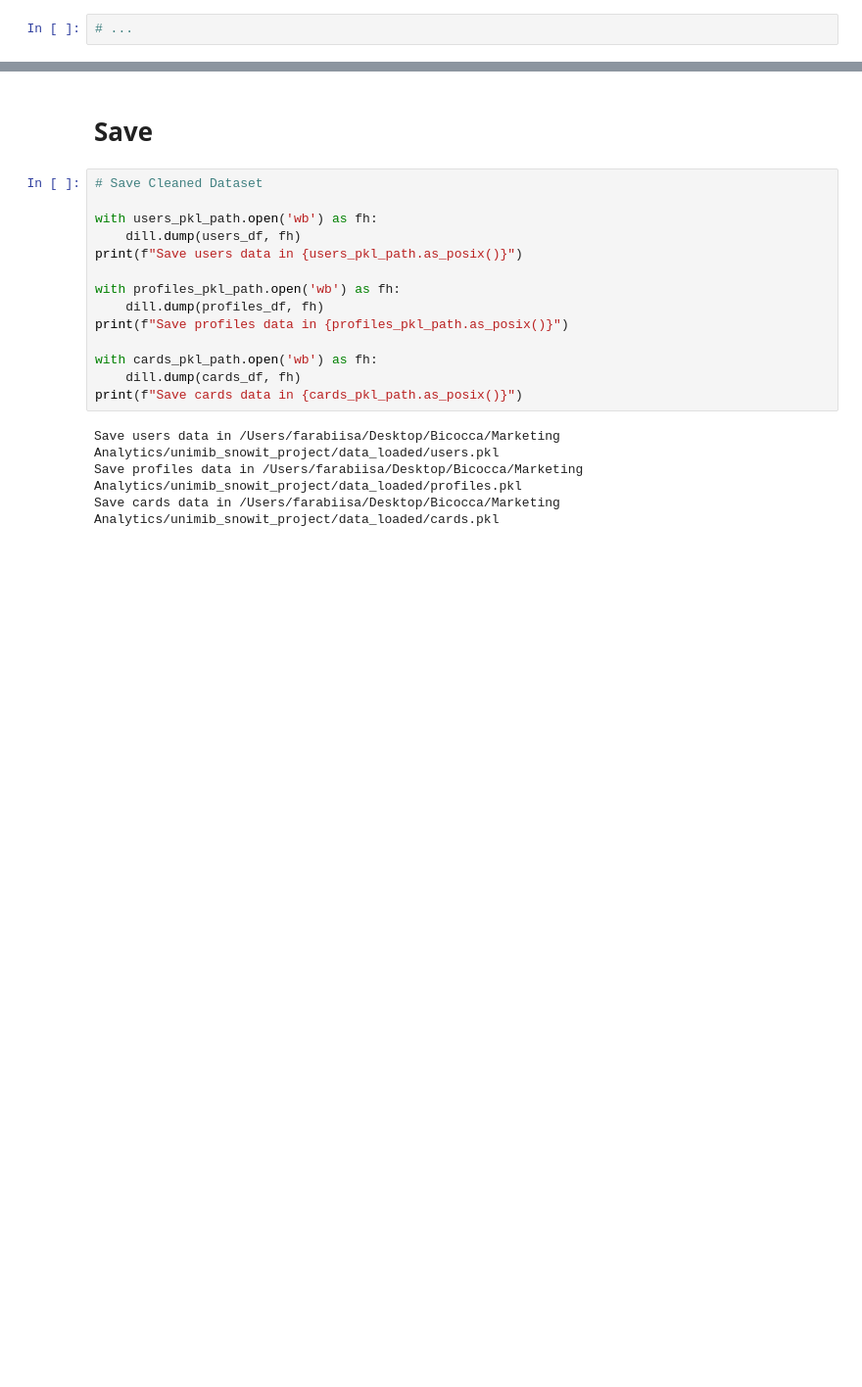
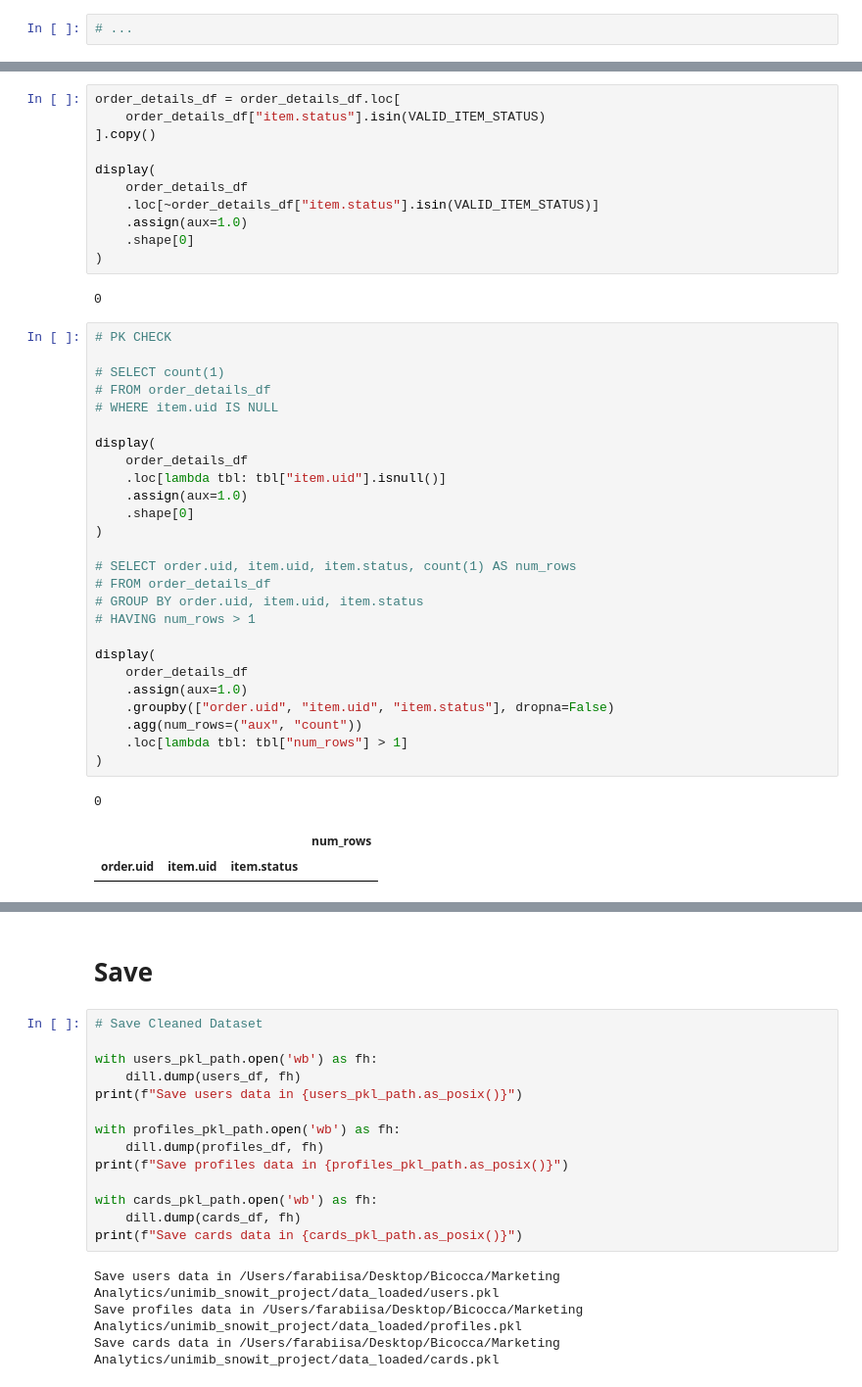
Before and after one commit to F4rab1/Marketing_Analytics, a Jupyter notebook: notebooks/01_read_data.ipynb, the cells around one changed output, grey strips where cells are left out. Shown: that part at 98% size. Drawn from its saved outputs; the diff is of its cells as text; blank space fills up the shorter version.

Commit message:
Loading orders and order_details tables

```diff
--- a/notebooks/01_read_data.ipynb
+++ b/notebooks/01_read_data.ipynb
@@ -601,0 +757,43 @@ order_details_df = ...
+# %%
+order_details_df = order_details_df.loc[
+    order_details_df["item.status"].isin(VALID_ITEM_STATUS)
+].copy()
+
+display(
+    order_details_df
+    .loc[~order_details_df["item.status"].isin(VALID_ITEM_STATUS)]
+    .assign(aux=1.0)
+    .shape[0]
+)
+# %% [output]
+0
+# %%
+# PK CHECK
+
+# SELECT count(1)
+# FROM order_details_df
+# WHERE item.uid IS NULL
+
+display(
+    order_details_df
+    .loc[lambda tbl: tbl["item.uid"].isnull()]
+    .assign(aux=1.0)
+    .shape[0]
+)
+
+# SELECT order.uid, item.uid, item.status, count(1) AS num_rows
+# FROM order_details_df
+# GROUP BY order.uid, item.uid, item.status
+# HAVING num_rows > 1
+
+display(
+    order_details_df
+    .assign(aux=1.0)
+    .groupby(["order.uid", "item.uid", "item.status"], dropna=False)
+    .agg(num_rows=("aux", "count"))
+    .loc[lambda tbl: tbl["num_rows"] > 1]
+)
+# %% [output]
+0
+|  |  |  | num_rows |
+| order.uid | item.uid | item.status |  |
```
Also changed, not shown: parts of 12 cells of this notebook.
